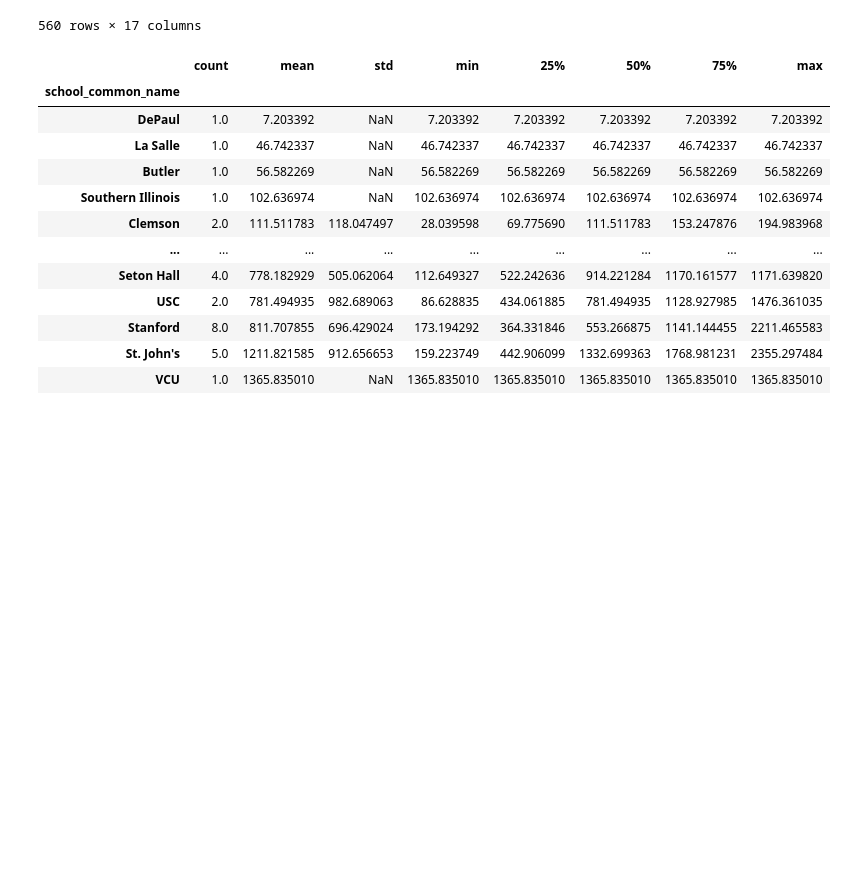
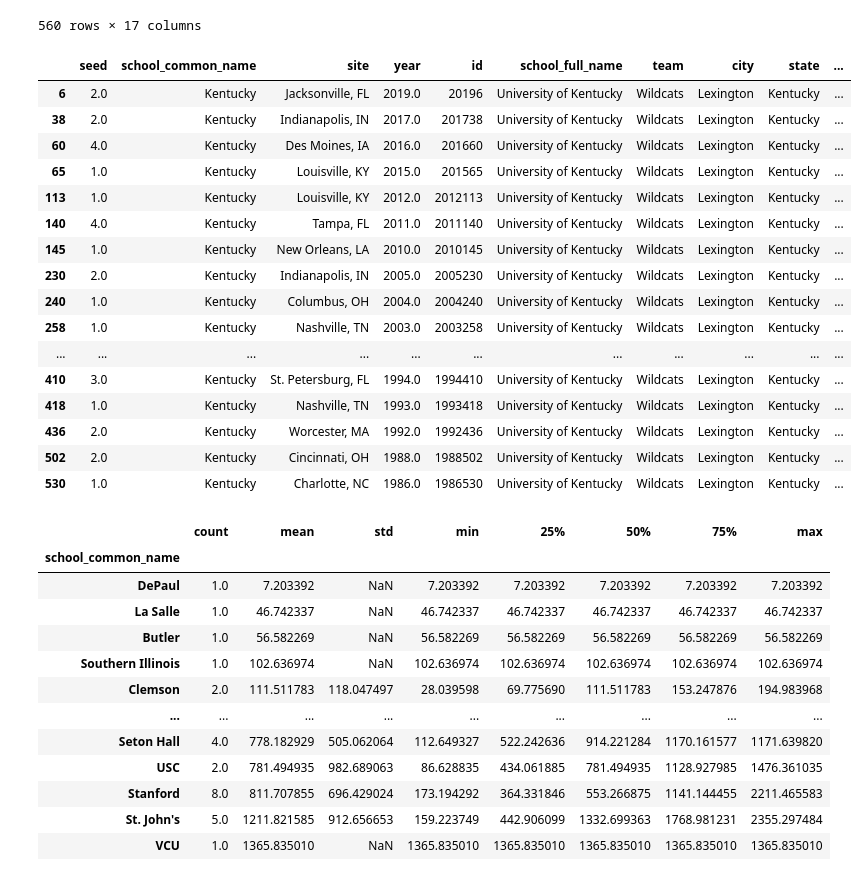
Before and after one commit to laurenoldham1202/final-project, a Jupyter notebook: notebooks/analysis.ipynb, the cells around one changed output. Saved outputs shown, nothing was run; the diff lists cells and outputs as text; code cells hidden in the pictures; blank space fills up the shorter version.

```diff
--- a/notebooks/analysis.ipynb
+++ b/notebooks/analysis.ipynb
@@ -40,6 +40,26 @@ data
 | 558 | 4.0 | LSU | Dayton, OH | 1985.0 | 1985558 | Louisiana State University | Tigers | Baton Rouge | Louisiana | ... |
 | 559 | 4.0 | UNLV | Salt Lake City, UT | 1985.0 | 1985559 | University of Nevada, Las Vegas | Rebels | Paradise | Nevada | ... |
 560 rows × 17 columns
+# %%
+data.loc[data.school_common_name == 'Kentucky']
+# %% [output]
+|  | seed | school_common_name | site | year | id | school_full_name | team | city | state | ... |
+| 6 | 2.0 | Kentucky | Jacksonville, FL | 2019.0 | 20196 | University of Kentucky | Wildcats | Lexington | Kentucky | ... |
+| 38 | 2.0 | Kentucky | Indianapolis, IN | 2017.0 | 201738 | University of Kentucky | Wildcats | Lexington | Kentucky | ... |
+| 60 | 4.0 | Kentucky | Des Moines, IA | 2016.0 | 201660 | University of Kentucky | Wildcats | Lexington | Kentucky | ... |
+| 65 | 1.0 | Kentucky | Louisville, KY | 2015.0 | 201565 | University of Kentucky | Wildcats | Lexington | Kentucky | ... |
+| 113 | 1.0 | Kentucky | Louisville, KY | 2012.0 | 2012113 | University of Kentucky | Wildcats | Lexington | Kentucky | ... |
+| 140 | 4.0 | Kentucky | Tampa, FL | 2011.0 | 2011140 | University of Kentucky | Wildcats | Lexington | Kentucky | ... |
+| 145 | 1.0 | Kentucky | New Orleans, LA | 2010.0 | 2010145 | University of Kentucky | Wildcats | Lexington | Kentucky | ... |
+| 230 | 2.0 | Kentucky | Indianapolis, IN | 2005.0 | 2005230 | University of Kentucky | Wildcats | Lexington | Kentucky | ... |
+| 240 | 1.0 | Kentucky | Columbus, OH | 2004.0 | 2004240 | University of Kentucky | Wildcats | Lexington | Kentucky | ... |
+| 258 | 1.0 | Kentucky | Nashville, TN | 2003.0 | 2003258 | University of Kentucky | Wildcats | Lexington | Kentucky | ... |
+| ... | ... | ... | ... | ... | ... | ... | ... | ... | ... | ... |
+| 410 | 3.0 | Kentucky | St. Petersburg, FL | 1994.0 | 1994410 | University of Kentucky | Wildcats | Lexington | Kentucky | ... |
+| 418 | 1.0 | Kentucky | Nashville, TN | 1993.0 | 1993418 | University of Kentucky | Wildcats | Lexington | Kentucky | ... |
+| 436 | 2.0 | Kentucky | Worcester, MA | 1992.0 | 1992436 | University of Kentucky | Wildcats | Lexington | Kentucky | ... |
+| 502 | 2.0 | Kentucky | Cincinnati, OH | 1988.0 | 1988502 | University of Kentucky | Wildcats | Lexington | Kentucky | ... |
+| 530 | 1.0 | Kentucky | Charlotte, NC | 1986.0 | 1986530 | University of Kentucky | Wildcats | Lexington | Kentucky | ... |
 # %%
 wSchool = data.groupby('school_common_name').describe()
 x = wSchool.weightedDist.sort_values(by=['mean'])
```
Also changed, not shown: parts of 1 cell of this notebook, 1 other file.
